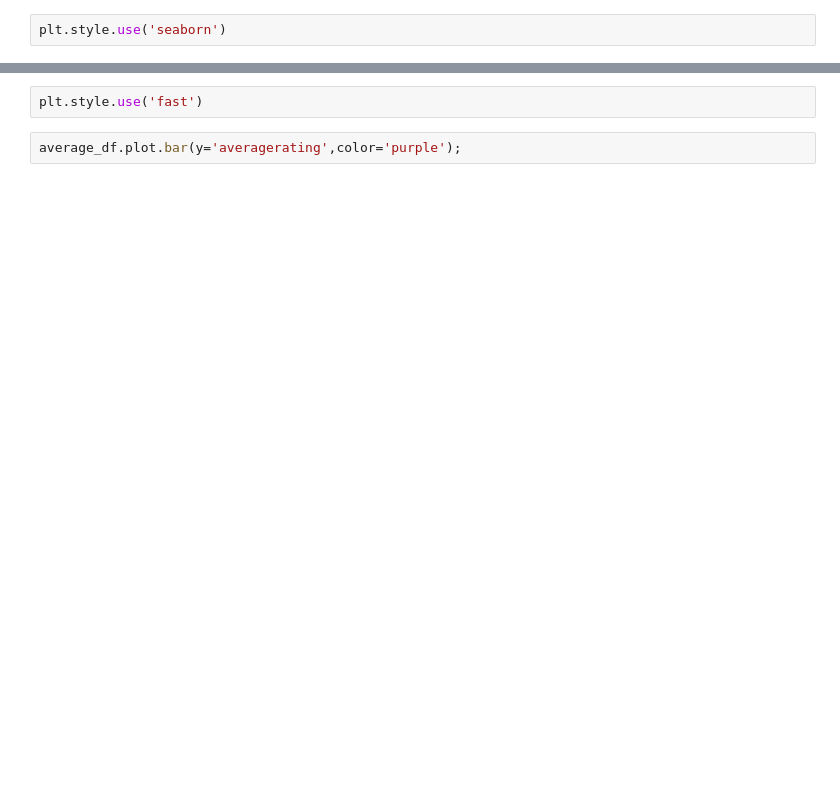
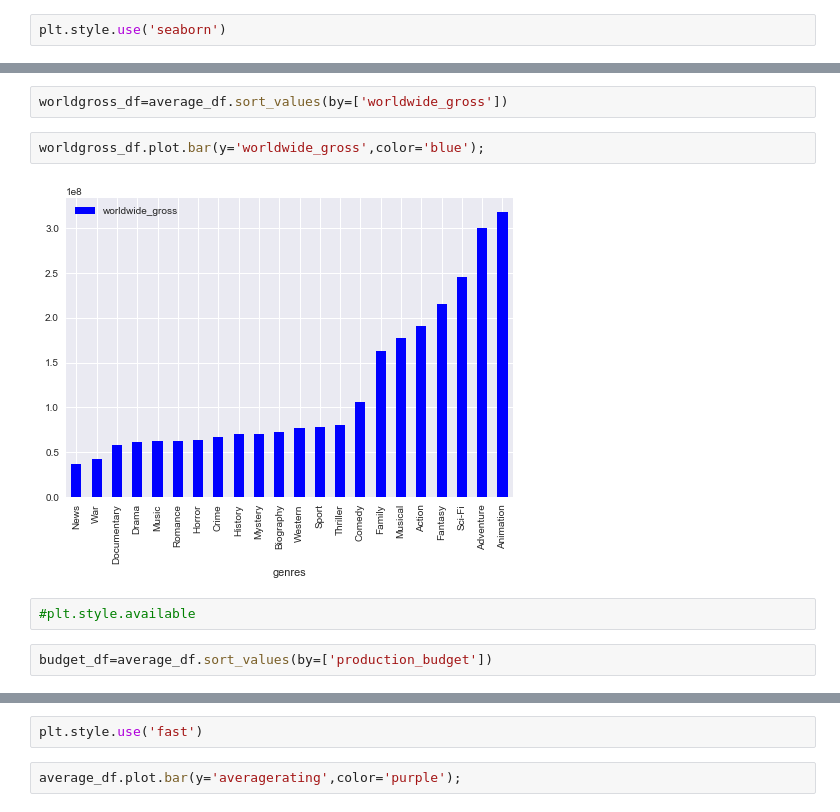
Before and after one commit to MNLKuzmin/dsc-project-genrestudy, a Jupyter notebook: A Genre Study first draft.ipynb, the cells around one changed output, grey strips where cells are left out. Saved outputs shown, nothing was run; the diff lists cells and outputs as text; blank space fills up the shorter version.

```diff
--- a/A Genre Study first draft.ipynb
+++ b/A Genre Study first draft.ipynb
@@ -534 +507,11 @@ plt.style.use('seaborn')
+# %%
+worldgross_df=average_df.sort_values(by=['worldwide_gross'])
+# %%
+worldgross_df.plot.bar(y='worldwide_gross',color='blue');
+# %% [output]
+[figure, added]
+# %%
+#plt.style.available
+# %%
+budget_df=average_df.sort_values(by=['production_budget'])
 # %%
```
Also changed, not shown: parts of 28 cells of this notebook.
